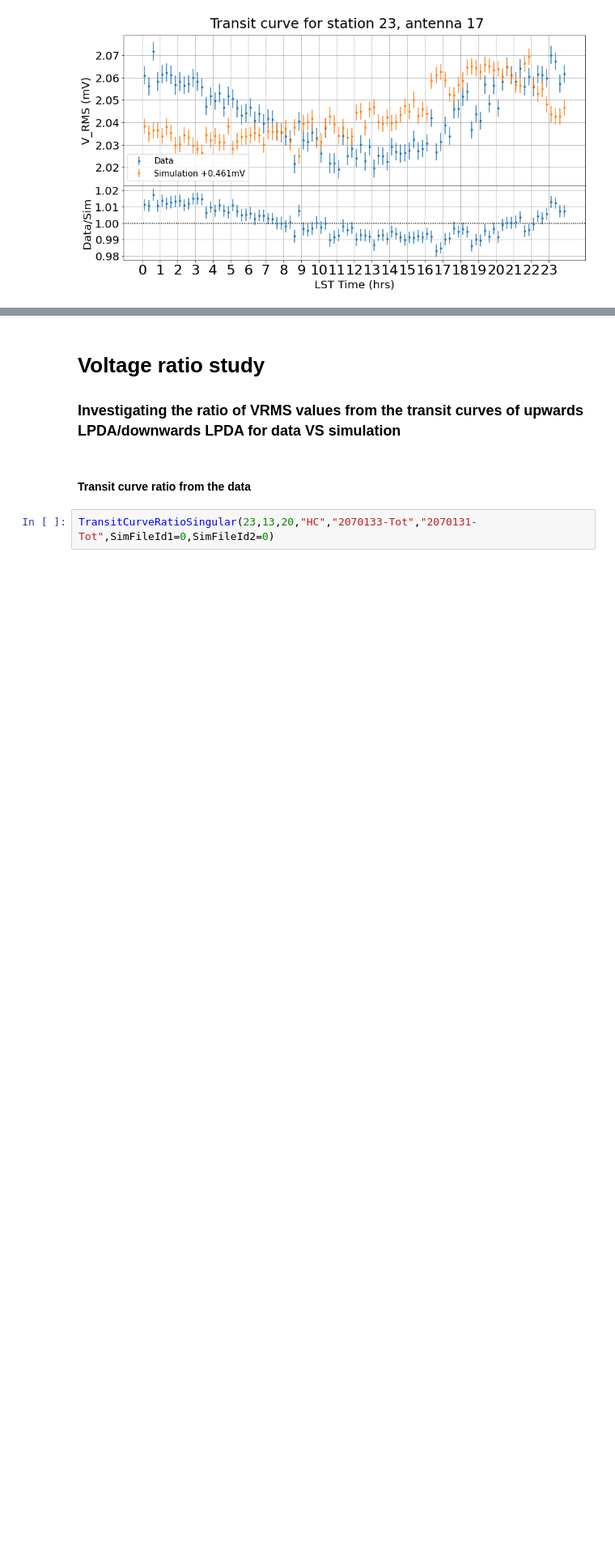
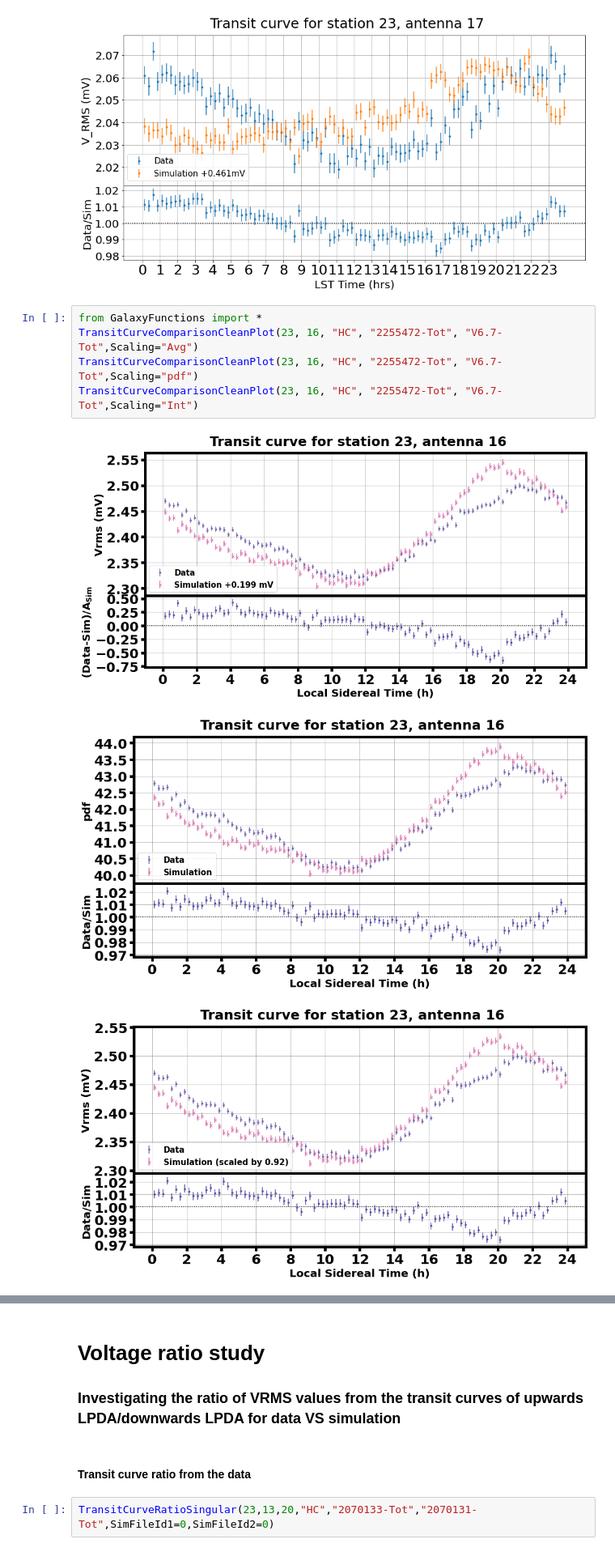
Before and after one commit to JethroStoffels/RNOG_Programming, a Jupyter notebook: Galactic_noise/2023-05-22 DataSimComparison.ipynb, the cells around one changed output, grey strips where cells are left out. Shown at 81% size. Cells and saved outputs as stored; diff of their text form; blank space fills up the shorter version.

```diff
--- a/Galactic_noise/2023-05-22 DataSimComparison.ipynb
+++ b/Galactic_noise/2023-05-22 DataSimComparison.ipynb
@@ -35,4 +35,13 @@ TransitCurveComparison(23, 17, "HC", "2327179-Tot", "V6.7-Tot")
 [figure]
 [figure]
 [figure]
+# %%
+from GalaxyFunctions import *
+TransitCurveComparisonCleanPlot(23, 16, "HC", "2255472-Tot", "V6.7-Tot",Scaling="Avg")
+TransitCurveComparisonCleanPlot(23, 16, "HC", "2255472-Tot", "V6.7-Tot",Scaling="pdf")
+TransitCurveComparisonCleanPlot(23, 16, "HC", "2255472-Tot", "V6.7-Tot",Scaling="Int")
+# %% [output]
+[figure, added]
+[figure, added]
+[figure, added]
 # %%
```
Also changed, not shown: parts of 2 cells of this notebook, 31 other files.
